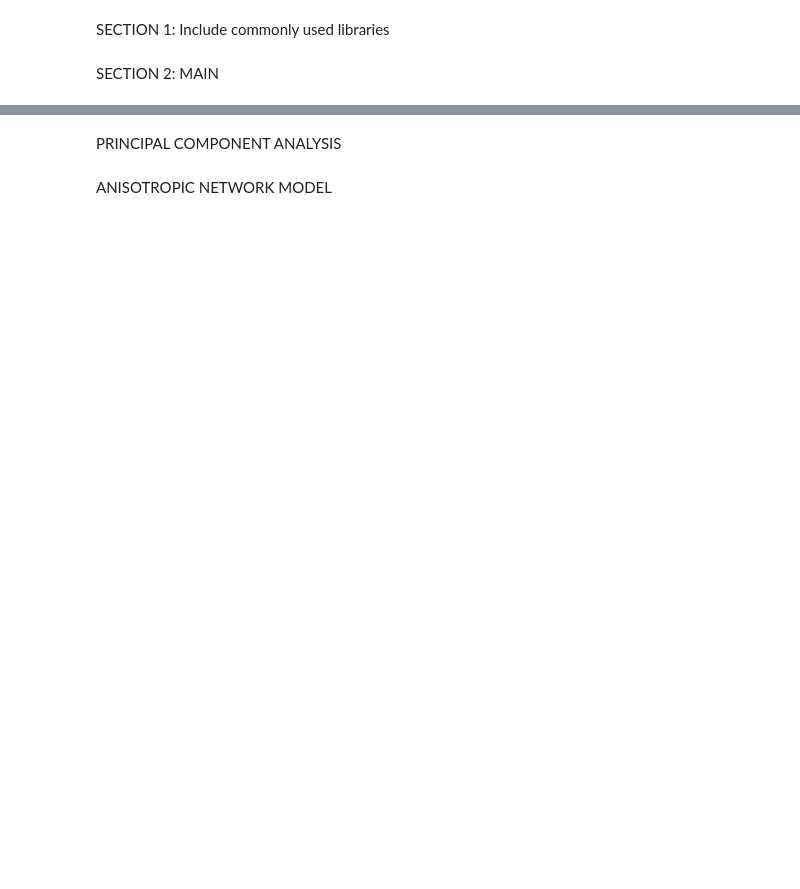
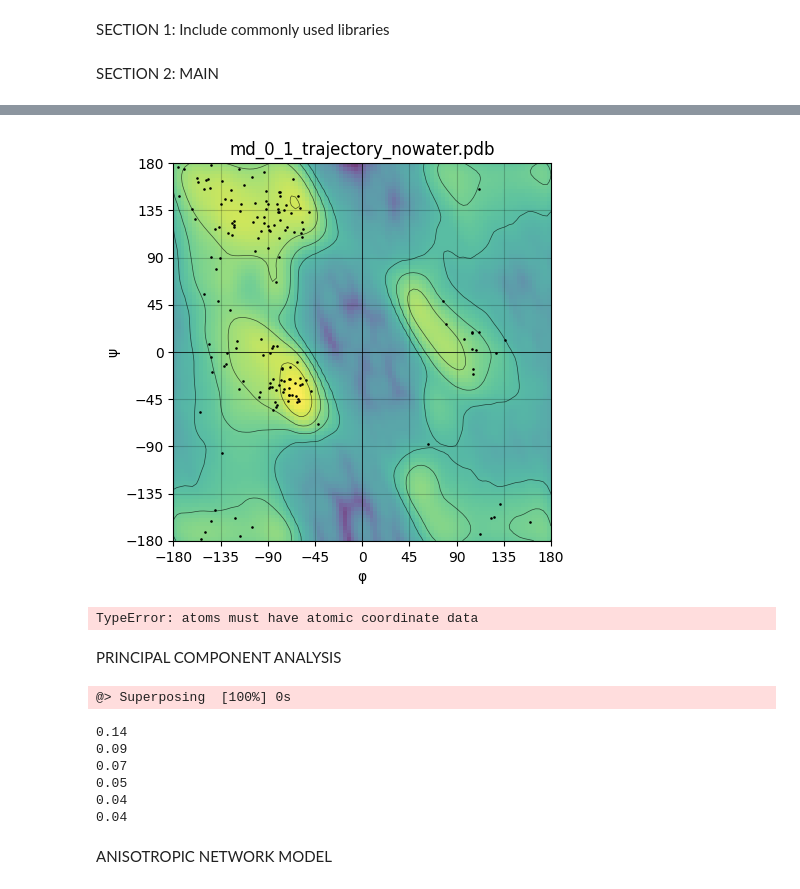
Before and after one commit to microversallaboratories/mdcode, a Jupyter notebook: jupyter_nbs/general/autoanaly/prody_autoanaly.ipynb, the cells around one changed output, grey strips where cells are left out. Cells and saved outputs as stored; diff of their text form; code cells hidden in the pictures; blank space fills up the shorter version.

```diff
--- a/jupyter_nbs/general/autoanaly/prody_autoanaly.ipynb
+++ b/jupyter_nbs/general/autoanaly/prody_autoanaly.ipynb
@@ -130,20 +135,36 @@ phi_psi_dict, ignored_res = phi_psi(fetch(PDB_id), return_ignored=True)
+# %%
+# Label your protein
+pro_filename = "md_0_1_trajectory_nowater.pdb"
+pro_name = input("Enter a name label:")
+
+from RamachanDraw import fetch, phi_psi, plot
+plot(pro_filename)     # Draw the Ramachandran plot
+# %% [output]
+[figure, added]
 # %%
-prot = pd.parsePDB(PDB_id)
+# prot = pd.parsePDB(PDB_id)
+pro = pro_filename
 # Print useful statistics
-print("Radius of gyration:", pd.calcGyradius(prot))
+print("Radius of gyration:", pd.calcGyradius(pro))
 print("Number of atoms:", prot.numAtoms())
 print("Number of Coordinate sets:", prot.numCoordsets())
 print("Number of residues:", prot.numResidues())
 pd.showProtein(prot)
+# %% [output]
+TypeError: atoms must have atomic coordinate data
 # %% [markdown]
 PRINCIPAL COMPONENT ANALYSIS
 # %%
 # Prepare the ensemble
-pro = pd.parsePDB(PDB_id, subset='calpha')
-pro_selection = pro.select('resnum < ' + str(prot.numResidues()))
+#pro = pd.parsePDB(PDB_id, subset='calpha')
+pro = pd.parsePDB('md_0_1_trajectory_nowater.pdb', subset = 'calpha')
+
+pro_selection = pro.select('resnum < ' + str(pro.numResidues()))
 pro_ensemble = pd.Ensemble(pro_selection)
 # pro_ensemble.setCoords()
 pro_ensemble.iterpose()
+# %% [output]
+@> Superposing  [100%] 0s
 # %%
 # Run PCA
 pca = pd.PCA(pro_name)
@@ -155,6 +176,13 @@ for mode in pca[:6]:
     print(pd.calcFractVariance(mode).round(2))
 # Save the principal modes
 # pd.saveModel(pca)
+# %% [output]
+0.14
+0.09
+0.07
+0.05
+0.04
+0.04
 # %% [markdown]
 ANISOTROPIC NETWORK MODEL
 # %%
```
Also changed, not shown: parts of 11 cells of this notebook, 10 other files.
